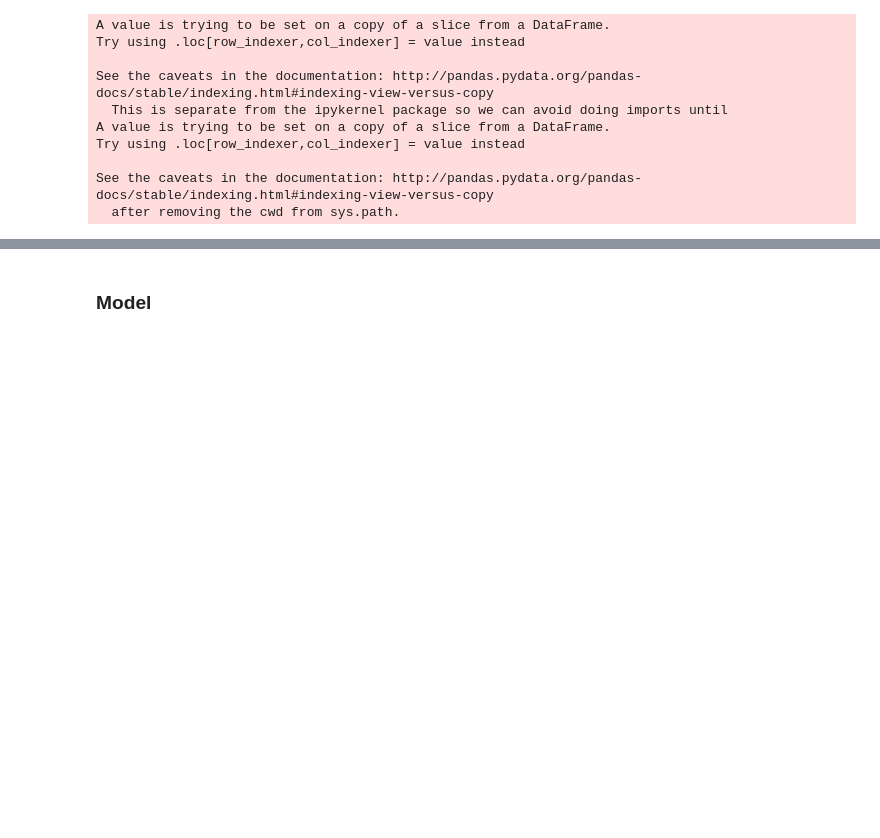
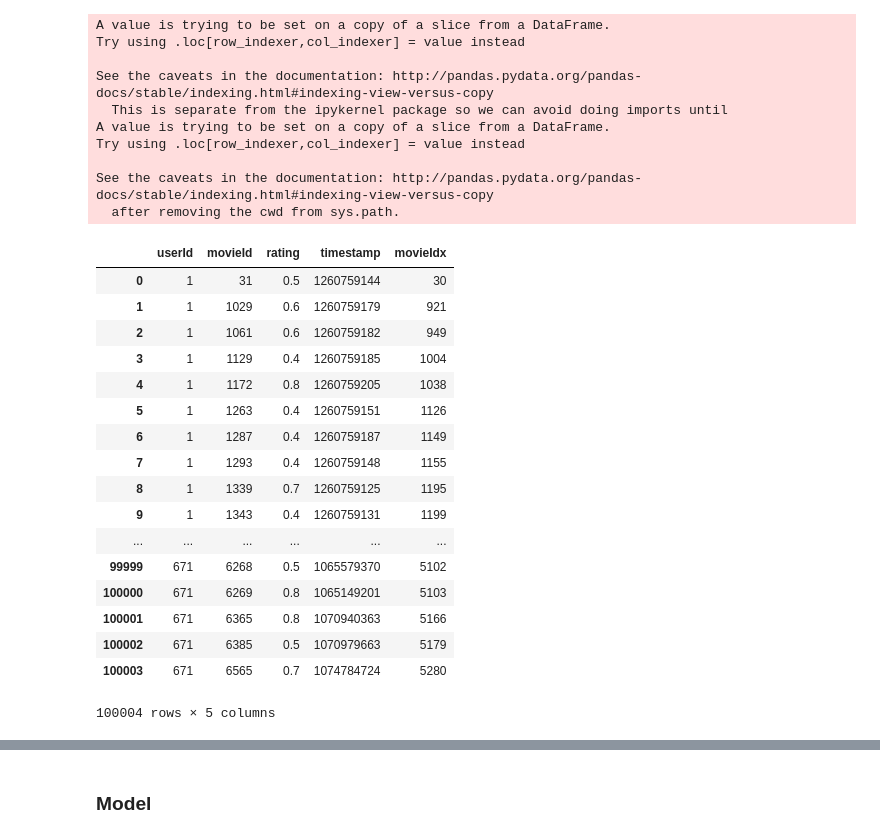
Before and after one commit to raynardj/python4ml, a Jupyter notebook: experiments/rnn_log_cf_recommand.ipynb, the cells around one changed output, grey strips where cells are left out. Drawn from its saved outputs; the diff is of its cells as text; code cells hidden in the pictures; blank space fills up the shorter version.

```diff
--- a/experiments/rnn_log_cf_recommand.ipynb
+++ b/experiments/rnn_log_cf_recommand.ipynb
@@ -135,3 +137,24 @@ train_gb = get_user_trail(train_df)
 valid_gb = get_user_trail(valid_df)
 # %%
 a = gb.apply(lambda x:x.sample(n = 20, replace = False))
+# %%
+rate_df
+# %% [output]
+|  | userId | movieId | rating | timestamp | movieIdx |
+| 0 | 1 | 31 | 0.5 | 1260759144 | 30 |
+| 1 | 1 | 1029 | 0.6 | 1260759179 | 921 |
+| 2 | 1 | 1061 | 0.6 | 1260759182 | 949 |
+| 3 | 1 | 1129 | 0.4 | 1260759185 | 1004 |
+| 4 | 1 | 1172 | 0.8 | 1260759205 | 1038 |
+| 5 | 1 | 1263 | 0.4 | 1260759151 | 1126 |
+| 6 | 1 | 1287 | 0.4 | 1260759187 | 1149 |
+| 7 | 1 | 1293 | 0.4 | 1260759148 | 1155 |
+| 8 | 1 | 1339 | 0.7 | 1260759125 | 1195 |
+| 9 | 1 | 1343 | 0.4 | 1260759131 | 1199 |
+| ... | ... | ... | ... | ... | ... |
+| 99999 | 671 | 6268 | 0.5 | 1065579370 | 5102 |
+| 100000 | 671 | 6269 | 0.8 | 1065149201 | 5103 |
+| 100001 | 671 | 6365 | 0.8 | 1070940363 | 5166 |
+| 100002 | 671 | 6385 | 0.5 | 1070979663 | 5179 |
+| 100003 | 671 | 6565 | 0.7 | 1074784724 | 5280 |
+100004 rows × 5 columns
```
Also changed, not shown: parts of 4 cells of this notebook.
